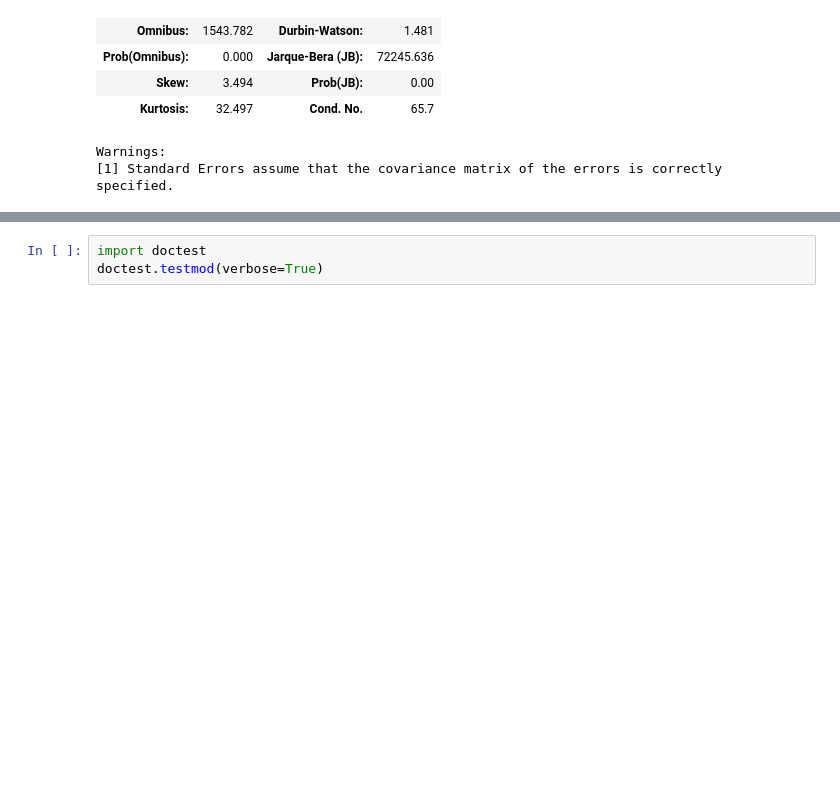
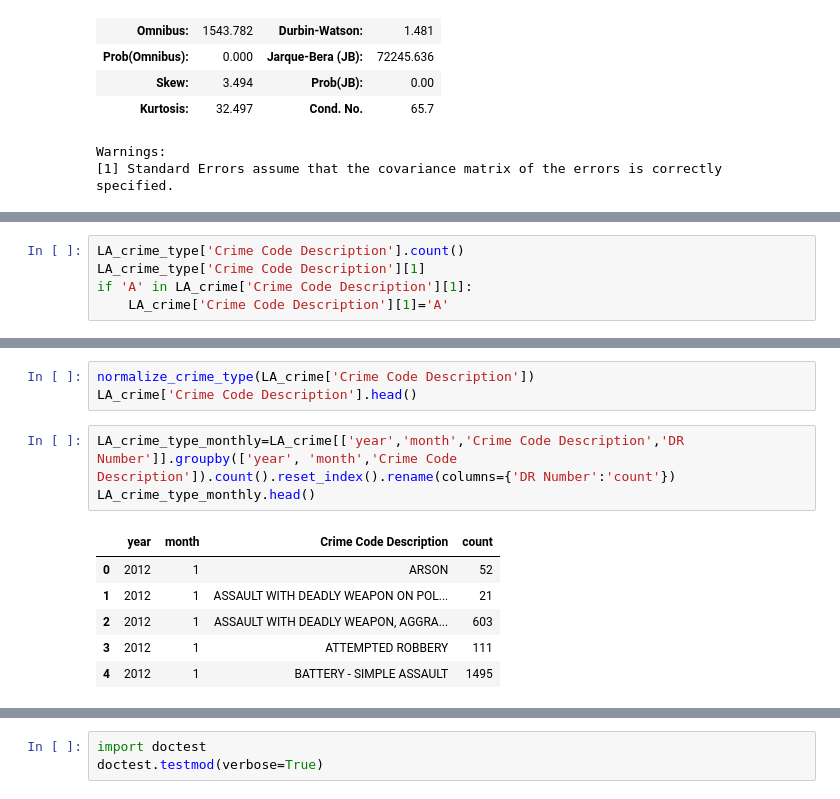
Before and after one commit to AprilW048/Final_Project, a Jupyter notebook: Weatherindex_and_Crime.ipynb, the cells around one changed output, grey strips where cells are left out. Cells and saved outputs as stored; diff of their text form; blank space fills up the shorter version.

```diff
--- a/Weatherindex_and_Crime.ipynb
+++ b/Weatherindex_and_Crime.ipynb
@@ -769,0 +765,5 @@ Warnings:
+# %%
+LA_crime_type['Crime Code Description'].count()
+LA_crime_type['Crime Code Description'][1]
+if 'A' in LA_crime['Crime Code Description'][1]:
+    LA_crime['Crime Code Description'][1]='A'
@@ -769,0 +791,13 @@ Warnings:
+# %%
+normalize_crime_type(LA_crime['Crime Code Description'])
+LA_crime['Crime Code Description'].head()
+# %%
+LA_crime_type_monthly=LA_crime[['year','month','Crime Code Description','DR Number']].groupby(['year', 'month','Crime Code Description']).count().reset_index().rename(columns={'DR Number':'count'})
+LA_crime_type_monthly.head()
+# %% [output]
+|  | year | month | Crime Code Description | count |
+| 0 | 2012 | 1 | ARSON | 52 |
+| 1 | 2012 | 1 | ASSAULT WITH DEADLY WEAPON ON POL... | 21 |
+| 2 | 2012 | 1 | ASSAULT WITH DEADLY WEAPON, AGGRA... | 603 |
+| 3 | 2012 | 1 | ATTEMPTED ROBBERY | 111 |
+| 4 | 2012 | 1 | BATTERY - SIMPLE ASSAULT | 1495 |
```
Also changed, not shown: parts of 13 cells of this notebook, 1 other file.
